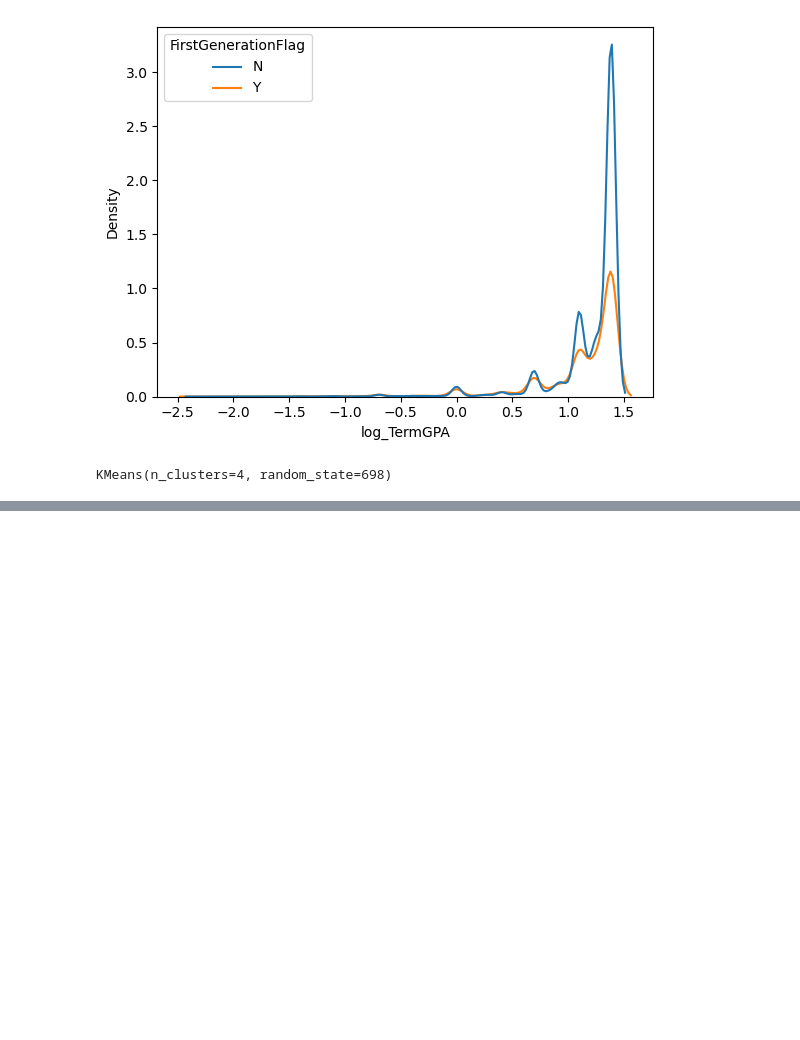
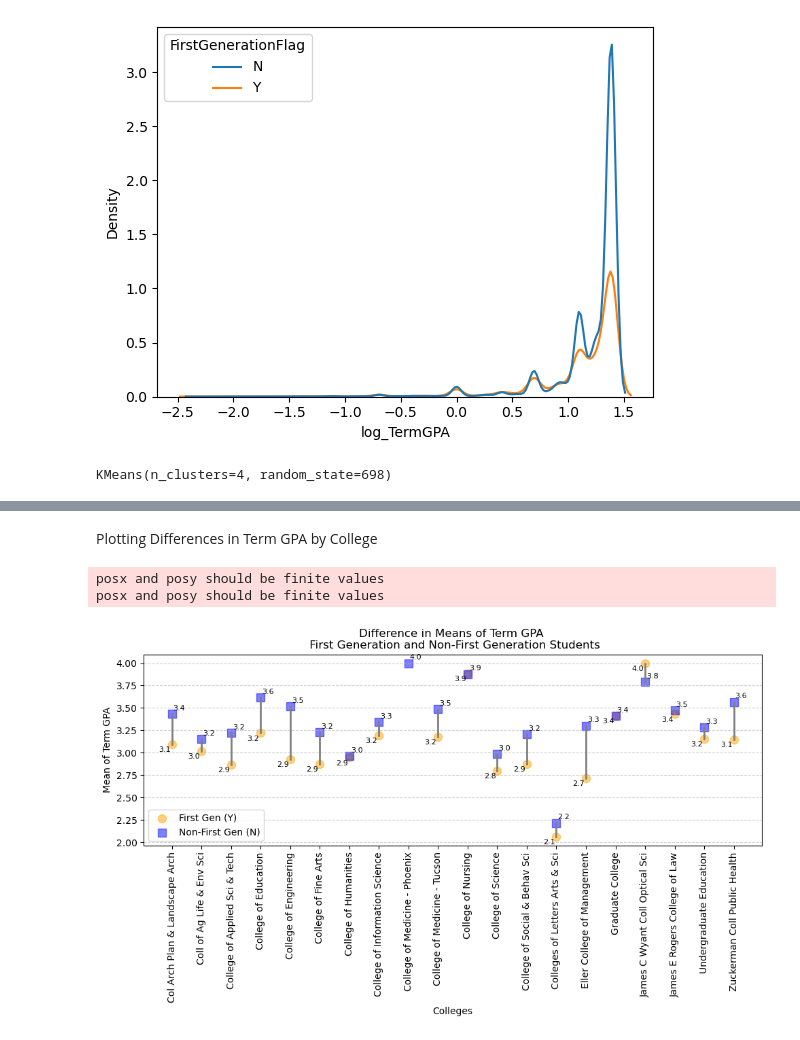
Before and after one commit to gburden6/INFO698-Fall2025-GB-PM, a Jupyter notebook: INFO698_DataViz.ipynb, the cells around one changed output, grey strips where cells are left out. Saved outputs shown, nothing was run; the diff lists cells and outputs as text; code cells hidden in the pictures; blank space fills up the shorter version.

Commit message:
Adding Mean Term GPA by College bar scatter plot GB

```diff
--- a/INFO698_DataViz.ipynb
+++ b/INFO698_DataViz.ipynb
@@ -274,0 +286,54 @@ plt.show()
+# %% [markdown]
+Plotting Differences in Term GPA by College
+# %%
+#Grouped data frame of Mean term GPA by College for FG Y and N in alphabetical order
+means_df = data_set.groupby(['College', 'FirstGenerationFlag'])['TermGPA'].mean().unstack().sort_values(by = 'College')
+
+
+#column_means = means_df.mean().sort_values()
+
+# 2. Reorder the columns of means_df using the sorted index of the column_means Series
+#means_df_sorted = means_df.reindex(columns=column_means.index)
+
+# 3. Create the plot
+fig, ax = plt.subplots(figsize=(10, 6))
+
+# Define colors for Y and N groups
+colors = {'Y': 'orange', 'N': 'blue'}
+markers = {'Y': 'o', 'N': 's'}
+
+# Plot the points and vertical lines for each group
+for group in means_df.index:
+    y_val = means_df.loc[group, 'Y']
+    n_val = means_df.loc[group, 'N']
+    x_pos = means_df.index.get_loc(group) # Get the numerical x position
+
+    # Plot points for Y and N
+    ax.scatter(x_pos, y_val, color=colors['Y'], marker=markers['Y'], s=75, label='First Gen (Y)' if group == 'College of Education' else "", alpha = 0.5)
+    ax.scatter(x_pos, n_val, color=colors['N'], marker=markers['N'], s=75, label='Non-First Gen (N)' if group == 'College of Education' else "", alpha = 0.5)
+
+    # Draw the vertical line between the points
+    ax.plot([x_pos, x_pos], [y_val, n_val], color='gray', linestyle='-', linewidth=2)
+
+    # Add value labels for each point
+    #jitter the text positions
+    ax.text((x_pos - 0.25), y_val-0.1, f'{y_val:.1f}', ha='center', va='bottom', fontsize=8, color= 'black')
+    ax.text((x_pos + 0.25), n_val + 0.1, f'{n_val:.1f}', ha='center', va='top', fontsize=8, color='black')
+
+# 4. Customize the plot
+ax.set_xticks(range(len(means_df_sorted.index)))
+ax.set_xticklabels(means_df_sorted.index)
+ax.set_xlabel('Colleges')
+ax.set_ylabel('Mean of Term GPA')
+ax.set_title('Difference in Means of Term GPA \n First Generation and Non-First Generation Students')
+ax.legend()
+#title='Group Y/N'
+ax.grid(True, axis='y', linestyle='--', alpha=0.6)
+plt.xticks(rotation=90)
+
+plt.tight_layout()
+plt.show()
+# %% [output]
+posx and posy should be finite values
+posx and posy should be finite values
+[figure, added]
```
Also changed, not shown: parts of 6 cells of this notebook.
